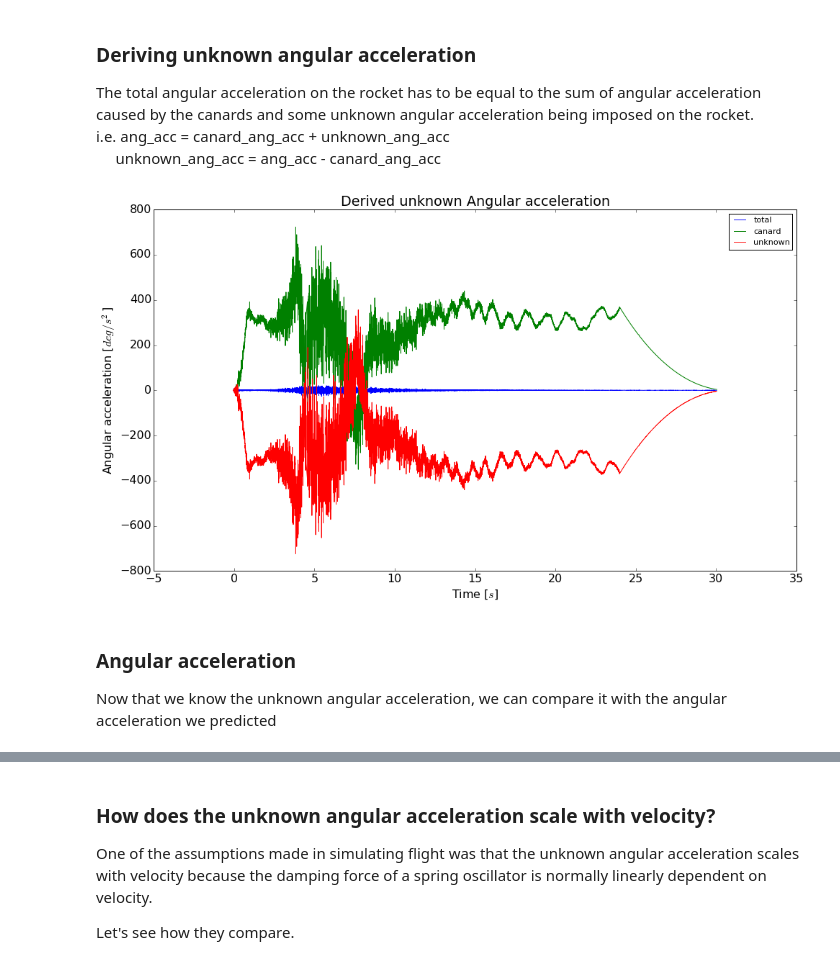
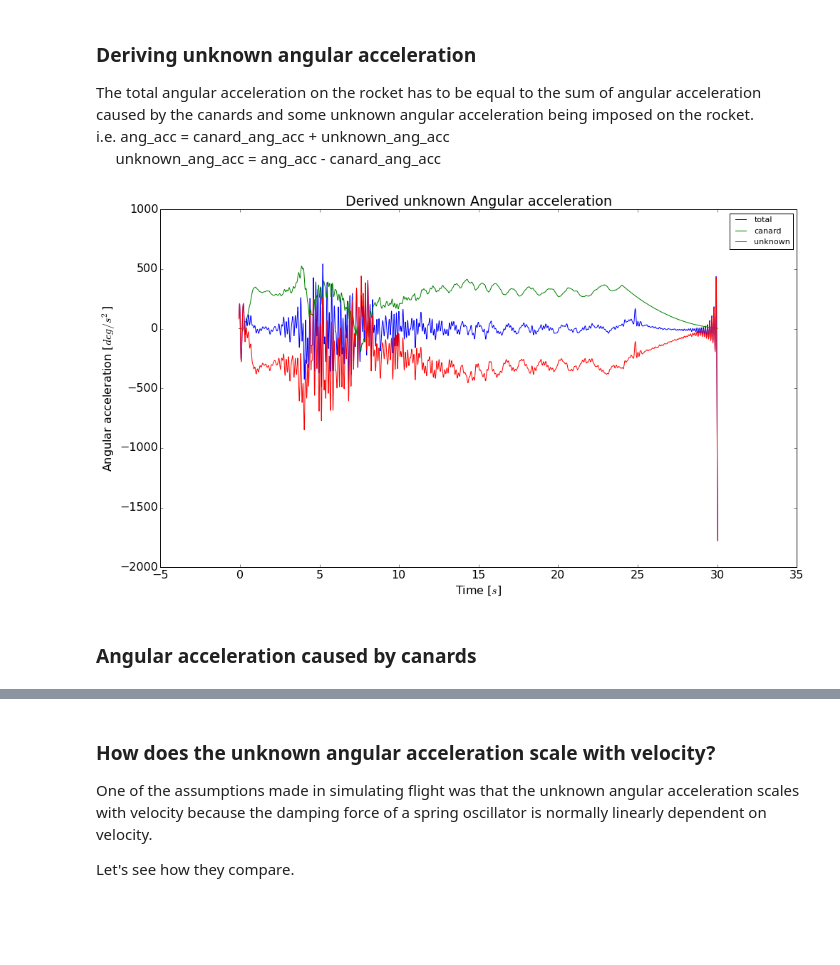
Before and after one commit to psas/Launch-12, a Jupyter notebook: data/rollanalysis_part2.ipynb, the cells around one changed output, grey strips where cells are left out. Saved outputs shown, nothing was run; the diff lists cells and outputs as text; code cells hidden in the pictures; blank space fills up the shorter version.

Commit message:
this time with low pass filters

```diff
--- a/data/rollanalysis_part2.ipynb
+++ b/data/rollanalysis_part2.ipynb
@@ -126,0 +88,21 @@ for i in range(len(time[2:])):
+# %%
+# lets use the filtered gyro readings
+# as they look much better
+gyro_x = gyro_x_filtered
+
+# differentiate gyro readings to get angular acceleration
+ang_acc = np.diff(gyro_x)
+ang_acc *= sample_rate  # sample rate
+
+# now lets look at the result
+fig, ax11 = plt.subplots(nrows=1, sharex=True, figsize=(16,9))
+ax11.plot(time[1:], ang_acc, color='red')
+ax11.set_title('Filtered angular acceleration')
+ax11.set_ylabel('Angular acceleration [$deg/s^2$]')
+ax11.set_xlabel('Time [$s$]')
+ax11.set_ylim([-500, 500])
+plt.show()
+
+ang_acc_np = np.array(ang_acc)
+
+print 'Average filtered angular acceleration: %3.2f deg/s^2' % ang_acc_np.mean()
@@ -180,30 +242,37 @@ The total angular acceleration on the rocket has to be equal to the sum of angul
 i.e. ang_acc = canard_ang_acc + unknown_ang_acc
 &nbsp;&nbsp;&nbsp;&nbsp;&nbsp;unknown_ang_acc = ang_acc - canard_ang_acc
 # %%
+# apply low pass filter to data
+
+# filter padding
+actual_canard_padded = np.concatenate((actual_canard_ang_acc, np.zeros(filter_taps/2)))
+
+# run it through a low pass filter
+actual_canard_filtered = lfilter(window, 1.0, actual_canard_padded)[filter_taps/2:]
+actual_canard_ang_acc = actual_canard_filtered
+
 # array for storing result
 unknown_ang_acc = []
 
 # iterate over time
 for q in range(len(time[2:])):
     unknown_ang_acc.append(ang_acc[q]-actual_canard_ang_acc[q])
 
 fig, ax3 = plt.subplots(nrows=1, sharex=True, figsize=(16,9))
 
 ax3.plot(time[2:], ang_acc[1:], label='total')
 ax3.plot(time[2:], actual_canard_ang_acc, label='canard')
 ax3.plot(time[2:], unknown_ang_acc, label='unknown')
 ax3.set_title('Derived unknown Angular acceleration')
 ax3.set_ylabel('Angular acceleration [$deg/s^2$]')
 ax3.set_xlabel('Time [$s$]')
 ax3.legend(loc=1, fontsize='x-small')
 
 plt.show()
 # %% [output]
-[figure, old version]
+[figure, new version]
-# %% [markdown]
-### Angular acceleration
-
-Now that we know the unknown angular acceleration, we can compare it with the angular acceleration we predicted
+# %% [markdown]
+### Angular acceleration caused by canards
 # %%
 fig, ax2 = plt.subplots(nrows=1, sharex=True, figsize=(16,9))
 
```
Also changed, not shown: parts of 9 cells of this notebook.
